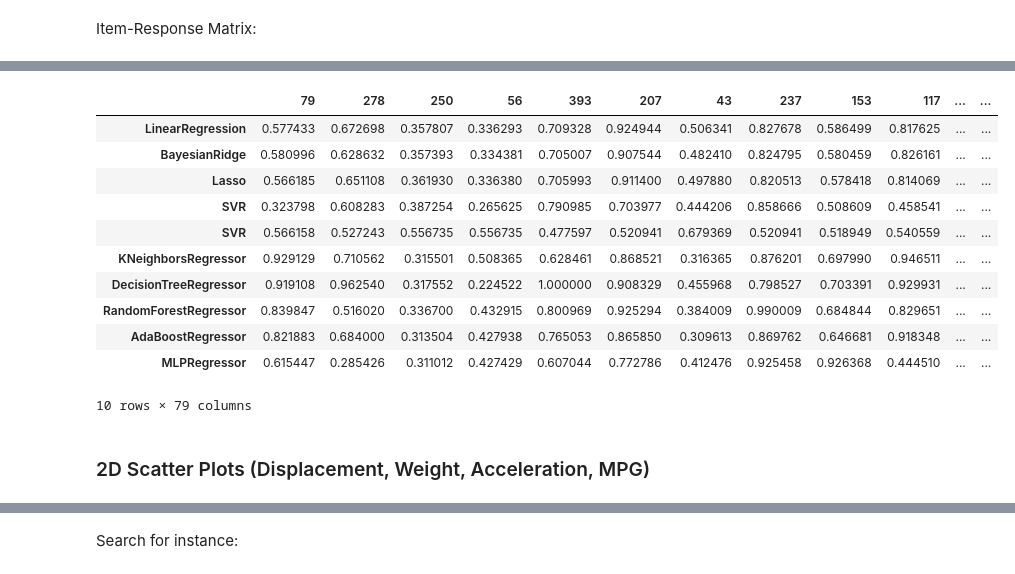
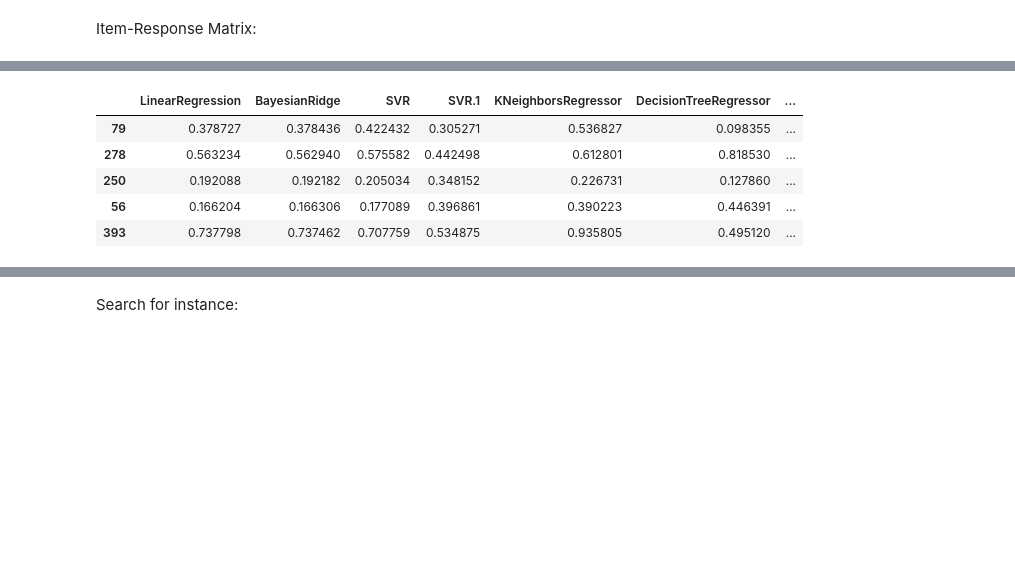
Before and after one commit to jvcm/irt_project, a Jupyter notebook: data_analysis.ipynb, the cells around one changed output, grey strips where cells are left out. Saved outputs shown, nothing was run; the diff lists cells and outputs as text; code cells hidden in the pictures; blank space fills up the shorter version.

```diff
--- a/data_analysis.ipynb
+++ b/data_analysis.ipynb
@@ -114,17 +78,21 @@ Name: 79, dtype: float64
+# %%
+path = './beta_irt/results/'
+folder = 'mpg/'
+name = 'mpg_s79_f20_sd42'
+# %%
+irt = pd.read_csv('./beta_irt/irt_data_' + name + '.csv')
+X_pc1 = pd.read_csv('./beta_irt/xtest_' + name + '.csv').iloc[:,0].values.reshape(-1,1)
+abilities = pd.read_csv(path + folder + 'irt_ability_vi_'+ name +'_am1@0_as1@0.csv')
+ind = pd.read_csv('./info/testIndex_' + name + '.csv')
+parameters = pd.read_csv(path + folder + 'irt_parameters_vi_'+ name +'_am1@0_as1@0.csv')
+parameters.index = ind['index'].values
+irt.index = ind['index'].values
 # %%
-irt.irt_matrix
+irt.head()
 # %% [output]
-|  | 79 | 278 | 250 | 56 | 393 | 207 | 43 | 237 | 153 | 117 | ... | ... |
-| LinearRegression | 0.577433 | 0.672698 | 0.357807 | 0.336293 | 0.709328 | 0.924944 | 0.506341 | 0.827678 | 0.586499 | 0.817625 | ... | ... |
-| BayesianRidge | 0.580996 | 0.628632 | 0.357393 | 0.334381 | 0.705007 | 0.907544 | 0.482410 | 0.824795 | 0.580459 | 0.826161 | ... | ... |
-| Lasso | 0.566185 | 0.651108 | 0.361930 | 0.336380 | 0.705993 | 0.911400 | 0.497880 | 0.820513 | 0.578418 | 0.814069 | ... | ... |
-| SVR | 0.323798 | 0.608283 | 0.387254 | 0.265625 | 0.790985 | 0.703977 | 0.444206 | 0.858666 | 0.508609 | 0.458541 | ... | ... |
-| SVR | 0.566158 | 0.527243 | 0.556735 | 0.556735 | 0.477597 | 0.520941 | 0.679369 | 0.520941 | 0.518949 | 0.540559 | ... | ... |
-| KNeighborsRegressor | 0.929129 | 0.710562 | 0.315501 | 0.508365 | 0.628461 | 0.868521 | 0.316365 | 0.876201 | 0.697990 | 0.946511 | ... | ... |
-| DecisionTreeRegressor | 0.919108 | 0.962540 | 0.317552 | 0.224522 | 1.000000 | 0.908329 | 0.455968 | 0.798527 | 0.703391 | 0.929931 | ... | ... |
-| RandomForestRegressor | 0.839847 | 0.516020 | 0.336700 | 0.432915 | 0.800969 | 0.925294 | 0.384009 | 0.990009 | 0.684844 | 0.829651 | ... | ... |
-| AdaBoostRegressor | 0.821883 | 0.684000 | 0.313504 | 0.427938 | 0.765053 | 0.865850 | 0.309613 | 0.869762 | 0.646681 | 0.918348 | ... | ... |
-| MLPRegressor | 0.615447 | 0.285426 | 0.311012 | 0.427429 | 0.607044 | 0.772786 | 0.412476 | 0.925458 | 0.926368 | 0.444510 | ... | ... |
+|  | LinearRegression | BayesianRidge | SVR | SVR.1 | KNeighborsRegressor | DecisionTreeRegressor | ... |
+| 79 | 0.378727 | 0.378436 | 0.422432 | 0.305271 | 0.536827 | 0.098355 | ... |
+| 278 | 0.563234 | 0.562940 | 0.575582 | 0.442498 | 0.612801 | 0.818530 | ... |
+| 250 | 0.192088 | 0.192182 | 0.205034 | 0.348152 | 0.226731 | 0.127860 | ... |
+| 56 | 0.166204 | 0.166306 | 0.177089 | 0.396861 | 0.390223 | 0.446391 | ... |
+| 393 | 0.737798 | 0.737462 | 0.707759 | 0.534875 | 0.935805 | 0.495120 | ... |
-10 rows × 79 columns
-# %% [markdown]
-### 2D Scatter Plots (Displacement, Weight, Acceleration, MPG)
```
Also changed, not shown: parts of 60 cells of this notebook, 3 other files.
